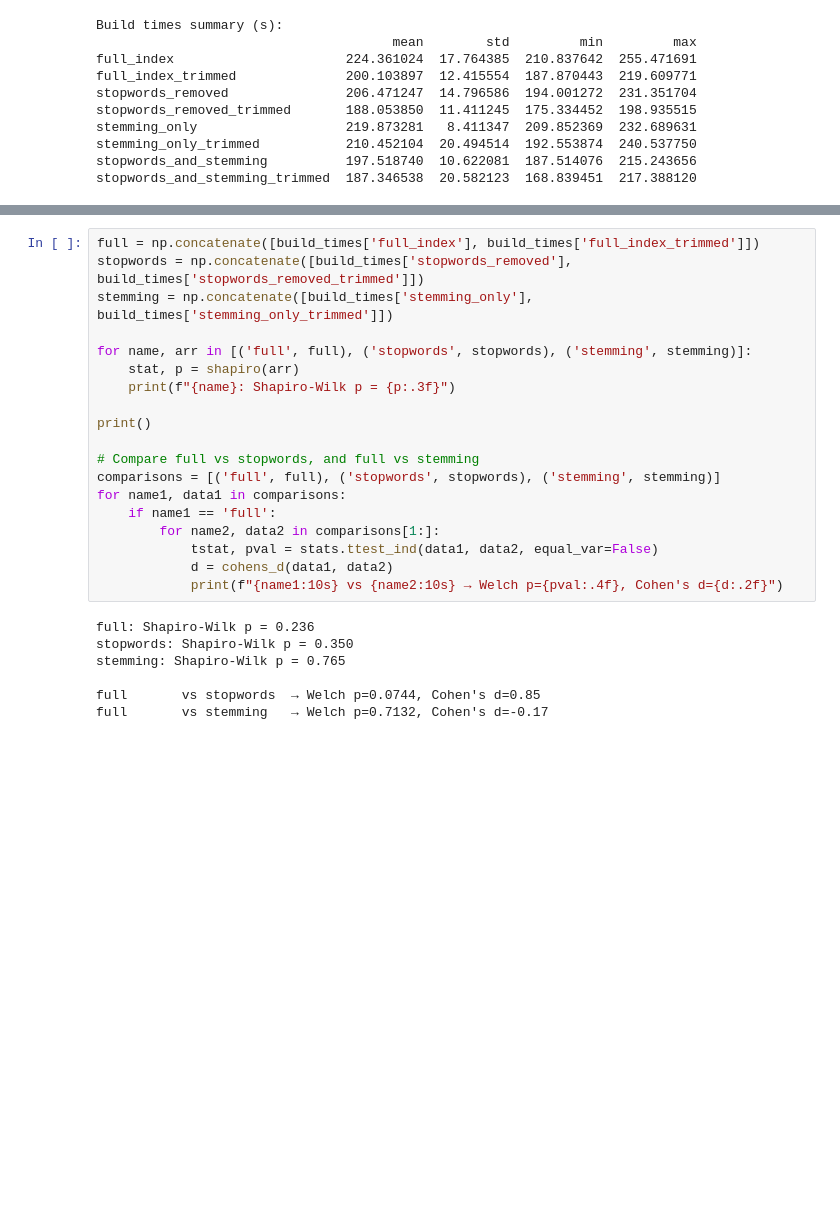
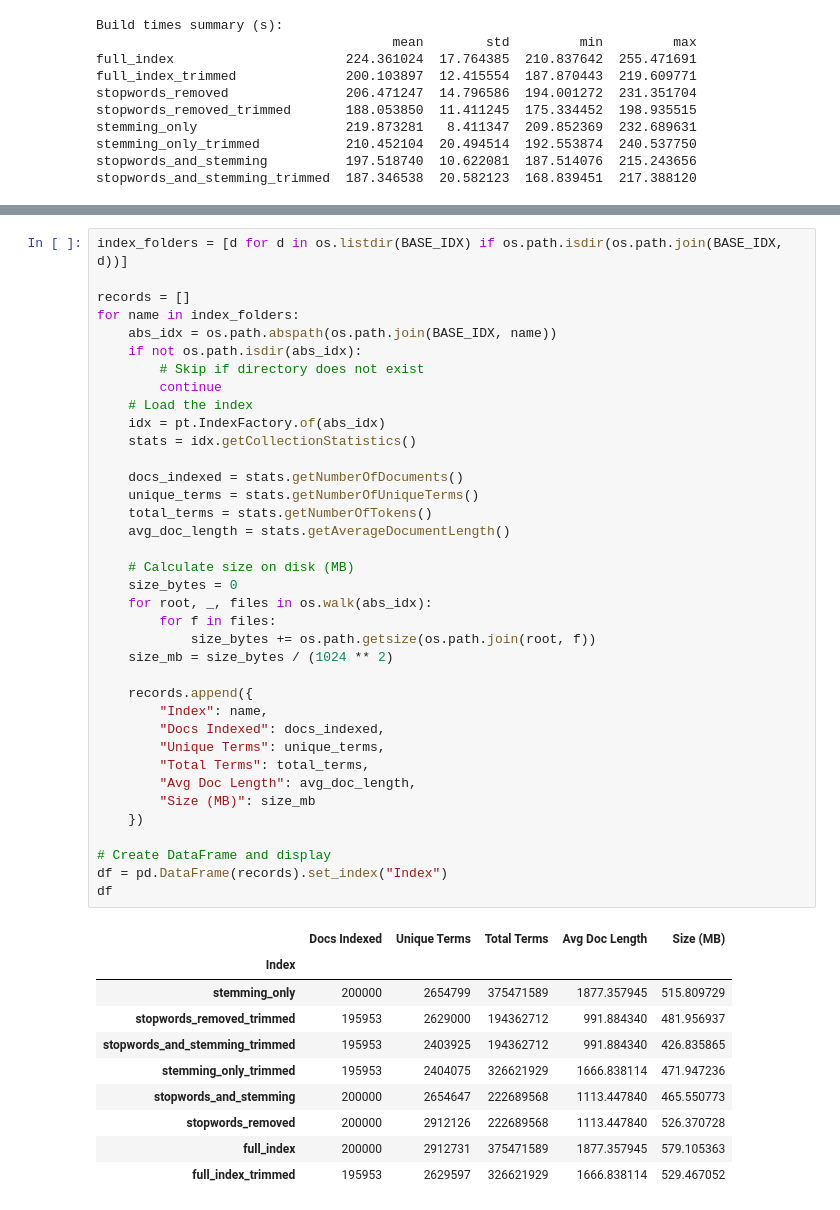
Before and after one commit to christianjensen2903/search-engines, a Jupyter notebook: indexing.ipynb, the cells around one changed output, grey strips where cells are left out. Drawn from its saved outputs; the diff is of its cells as text; blank space fills up the shorter version.

```diff
--- a/indexing.ipynb
+++ b/indexing.ipynb
@@ -225,26 +124,48 @@ All non-trimmed vs trimmed → Welch p=0.0074, d=0.90
-# %%
-full = np.concatenate([build_times['full_index'], build_times['full_index_trimmed']])
-stopwords = np.concatenate([build_times['stopwords_removed'], build_times['stopwords_removed_trimmed']])
-stemming = np.concatenate([build_times['stemming_only'], build_times['stemming_only_trimmed']])
-
-for name, arr in [('full', full), ('stopwords', stopwords), ('stemming', stemming)]:
-    stat, p = shapiro(arr)
-    print(f"{name}: Shapiro-Wilk p = {p:.3f}")
-
-print()
-
-# Compare full vs stopwords, and full vs stemming
-comparisons = [('full', full), ('stopwords', stopwords), ('stemming', stemming)]
-for name1, data1 in comparisons:
-    if name1 == 'full':
-        for name2, data2 in comparisons[1:]:
-            tstat, pval = stats.ttest_ind(data1, data2, equal_var=False)
-            d = cohens_d(data1, data2)
-            print(f"{name1:10s} vs {name2:10s} → Welch p={pval:.4f}, Cohen's d={d:.2f}")
-# %% [output]
-full: Shapiro-Wilk p = 0.236
-stopwords: Shapiro-Wilk p = 0.350
-stemming: Shapiro-Wilk p = 0.765
-
-full       vs stopwords  → Welch p=0.0744, Cohen's d=0.85
-full       vs stemming   → Welch p=0.7132, Cohen's d=-0.17
+# %%
+index_folders = [d for d in os.listdir(BASE_IDX) if os.path.isdir(os.path.join(BASE_IDX, d))]
+
+records = []
+for name in index_folders:
+    abs_idx = os.path.abspath(os.path.join(BASE_IDX, name))
+    if not os.path.isdir(abs_idx):
+        # Skip if directory does not exist
+        continue
+    # Load the index
+    idx = pt.IndexFactory.of(abs_idx)
+    stats = idx.getCollectionStatistics()
+
+    docs_indexed = stats.getNumberOfDocuments()
+    unique_terms = stats.getNumberOfUniqueTerms()
+    total_terms = stats.getNumberOfTokens()
+    avg_doc_length = stats.getAverageDocumentLength()
+
+    # Calculate size on disk (MB)
+    size_bytes = 0
+    for root, _, files in os.walk(abs_idx):
+        for f in files:
+            size_bytes += os.path.getsize(os.path.join(root, f))
+    size_mb = size_bytes / (1024 ** 2)
+
+    records.append({
+        "Index": name,
+        "Docs Indexed": docs_indexed,
+        "Unique Terms": unique_terms,
+        "Total Terms": total_terms,
+        "Avg Doc Length": avg_doc_length,
+        "Size (MB)": size_mb
+    })
+
+# Create DataFrame and display
+df = pd.DataFrame(records).set_index("Index")
+df
+# %% [output]
+|  | Docs Indexed | Unique Terms | Total Terms | Avg Doc Length | Size (MB) |
+| Index |  |  |  |  |  |
+| stemming_only | 200000 | 2654799 | 375471589 | 1877.357945 | 515.809729 |
+| stopwords_removed_trimmed | 195953 | 2629000 | 194362712 | 991.884340 | 481.956937 |
+| stopwords_and_stemming_trimmed | 195953 | 2403925 | 194362712 | 991.884340 | 426.835865 |
+| stemming_only_trimmed | 195953 | 2404075 | 326621929 | 1666.838114 | 471.947236 |
+| stopwords_and_stemming | 200000 | 2654647 | 222689568 | 1113.447840 | 465.550773 |
+| stopwords_removed | 200000 | 2912126 | 222689568 | 1113.447840 | 526.370728 |
+| full_index | 200000 | 2912731 | 375471589 | 1877.357945 | 579.105363 |
+| full_index_trimmed | 195953 | 2629597 | 326621929 | 1666.838114 | 529.467052 |
```
Also changed, not shown: parts of 14 cells of this notebook, 15 other files.
